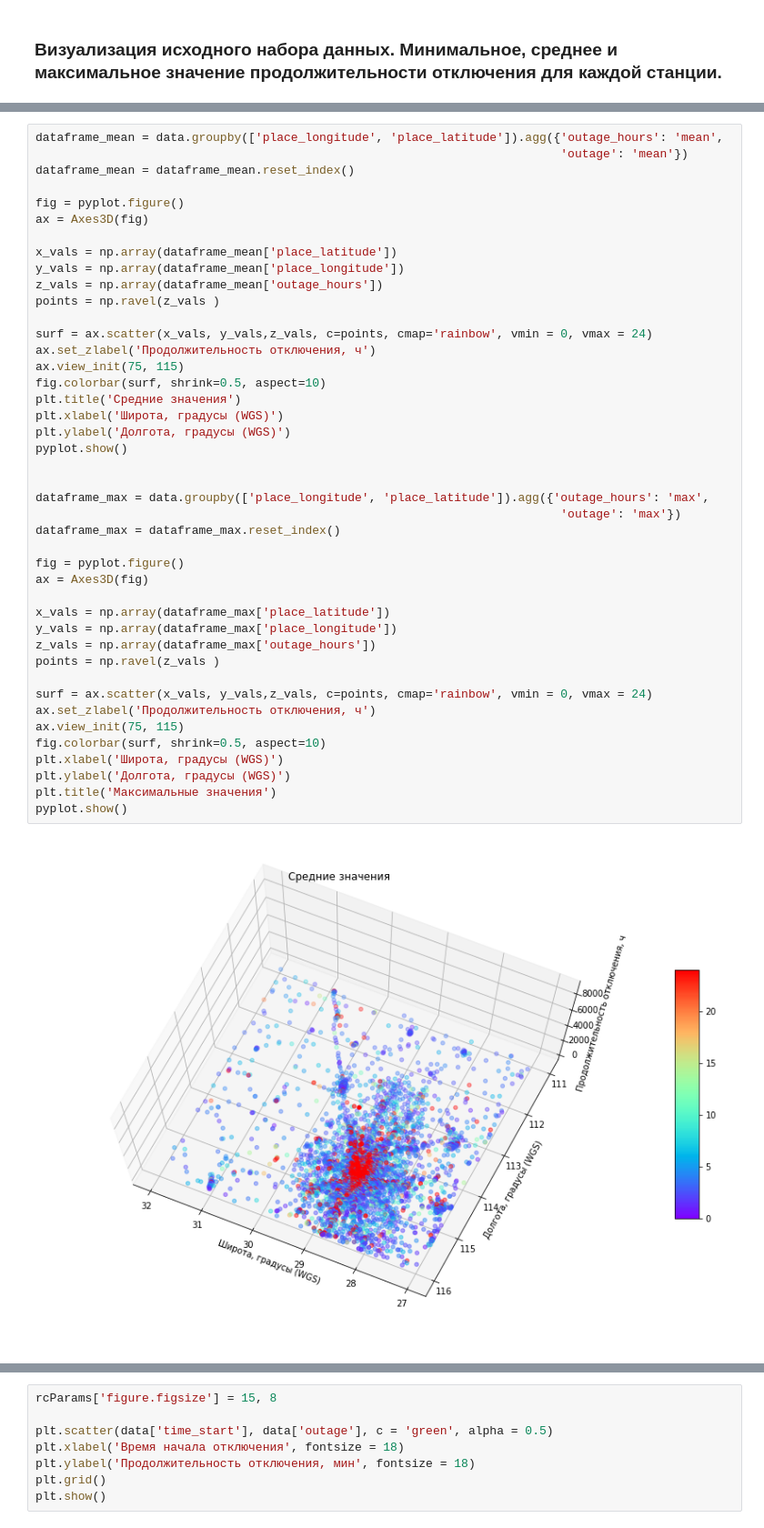
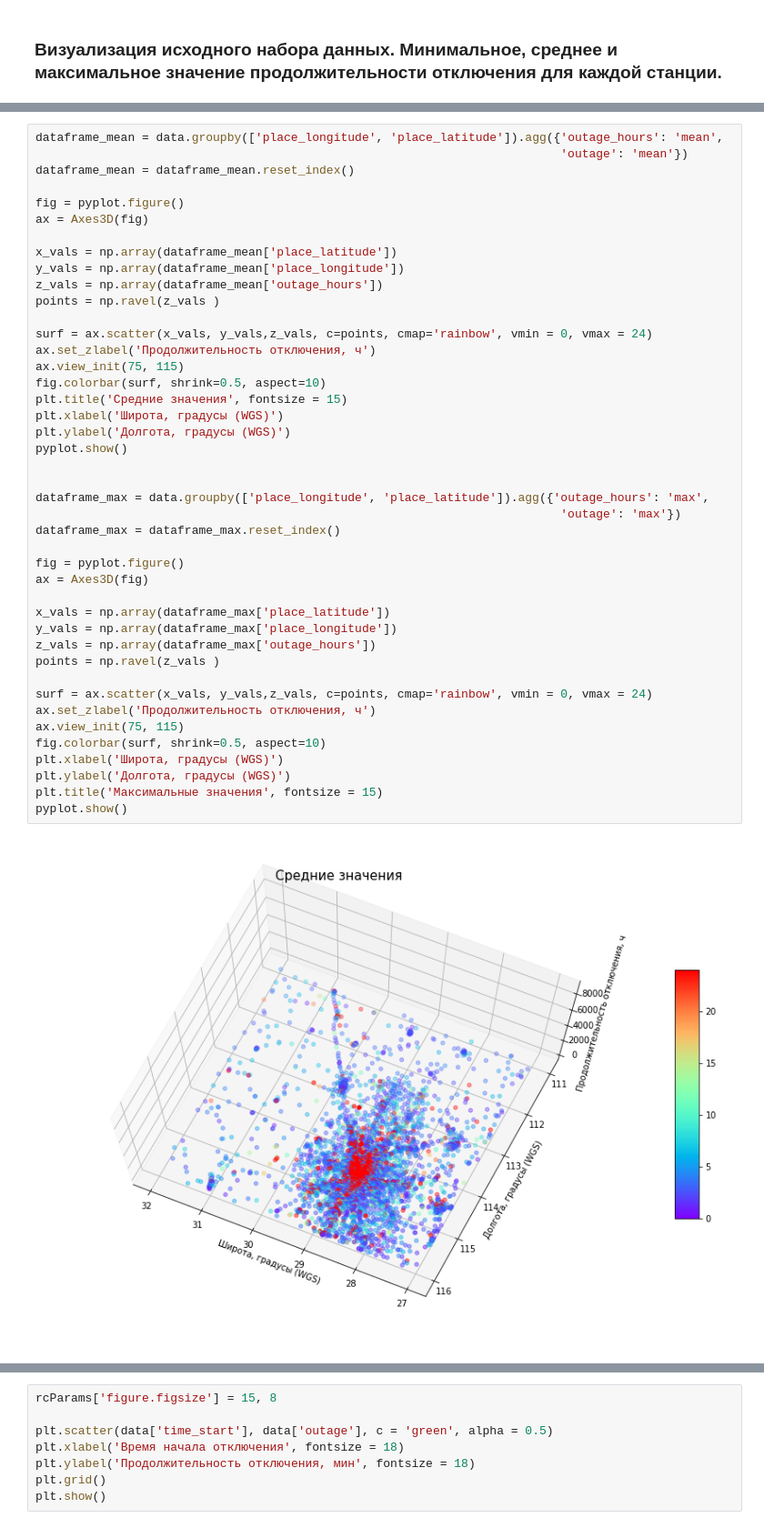
Before and after one commit to Dreamlone/Championships_and_hackathons, a Jupyter notebook: Чемпионат Changellenge Cup IT 2020/Final/Чемпионат Changellenge Cup IT 2020. Финал. Команда MYNI. Описание модели.ipynb, the cells around one changed output, grey strips where cells are left out. Shown at 91% size. Drawn from its saved outputs; the diff is of its cells as text.

```diff
--- a/Чемпионат Changellenge Cup IT 2020/Final/Чемпионат Changellenge Cup IT 2020. Финал. Команда MYNI. Описание модели.ipynb
+++ b/Чемпионат Changellenge Cup IT 2020/Final/Чемпионат Changellenge Cup IT 2020. Финал. Команда MYNI. Описание модели.ipynb
@@ -237,33 +237,33 @@ points = np.ravel(z_vals )
 
 surf = ax.scatter(x_vals, y_vals,z_vals, c=points, cmap='rainbow', vmin = 0, vmax = 24)
 ax.set_zlabel('Продолжительность отключения, ч')
 ax.view_init(75, 115)
 fig.colorbar(surf, shrink=0.5, aspect=10)
-plt.title('Средние значения')
+plt.title('Средние значения', fontsize = 15)
 plt.xlabel('Широта, градусы (WGS)')
 plt.ylabel('Долгота, градусы (WGS)')
 pyplot.show()
 
 
 dataframe_max = data.groupby(['place_longitude', 'place_latitude']).agg({'outage_hours': 'max',
                                                                           'outage': 'max'})
 dataframe_max = dataframe_max.reset_index()
 
 fig = pyplot.figure()
 ax = Axes3D(fig)
 
 x_vals = np.array(dataframe_max['place_latitude'])
 y_vals = np.array(dataframe_max['place_longitude'])
 z_vals = np.array(dataframe_max['outage_hours'])
 points = np.ravel(z_vals )
 
 surf = ax.scatter(x_vals, y_vals,z_vals, c=points, cmap='rainbow', vmin = 0, vmax = 24)
 ax.set_zlabel('Продолжительность отключения, ч')
 ax.view_init(75, 115)
 fig.colorbar(surf, shrink=0.5, aspect=10)
 plt.xlabel('Широта, градусы (WGS)')
 plt.ylabel('Долгота, градусы (WGS)')
-plt.title('Максимальные значения')
+plt.title('Максимальные значения', fontsize = 15)
 pyplot.show()
 # %% [output]
-[figure, old version]
+[figure, new version]
```
Also changed, not shown: parts of 8 cells of this notebook.
